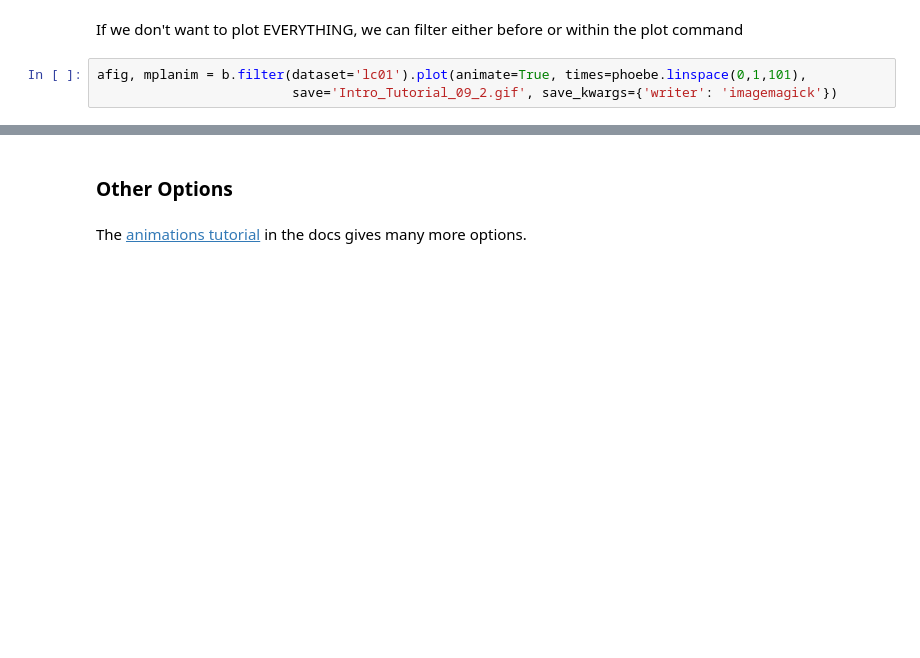
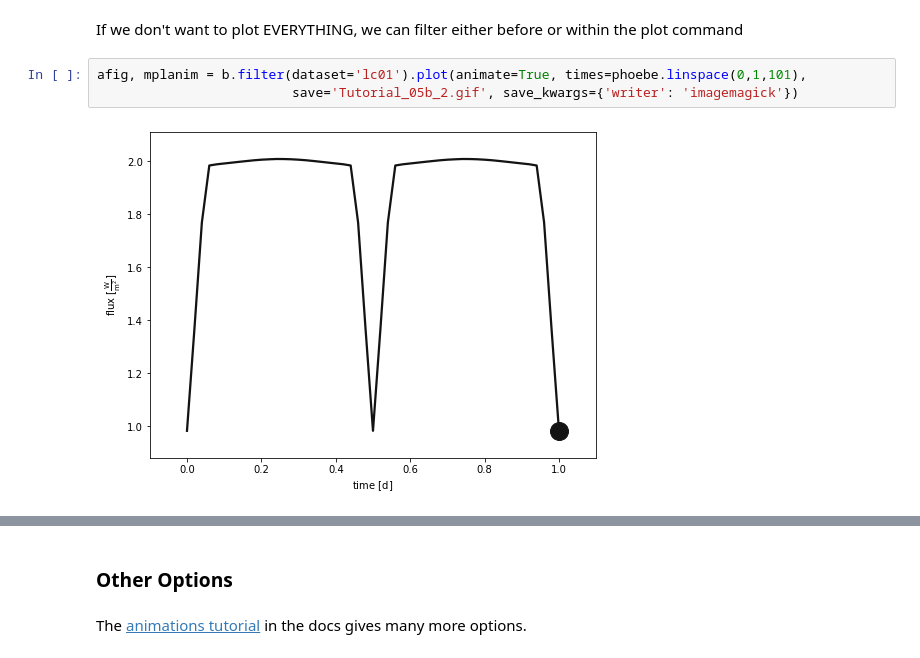
Before and after one commit to phoebe-project/phoebe2-workshop, a Jupyter notebook: Tutorial_05b_animations.ipynb, the cells around one changed output, grey strips where cells are left out. Cells and saved outputs as stored; diff of their text form; blank space fills up the shorter version.

```diff
--- a/Tutorial_05b_animations.ipynb
+++ b/Tutorial_05b_animations.ipynb
@@ -36,5 +44,7 @@ afig, mplanim = b.plot(animate=True, times=phoebe.linspace(0,1,21),
 If we don't want to plot EVERYTHING, we can filter either before or within the plot command
 # %%
 afig, mplanim = b.filter(dataset='lc01').plot(animate=True, times=phoebe.linspace(0,1,101),
-                         save='Intro_Tutorial_09_2.gif', save_kwargs={'writer': 'imagemagick'})
+                         save='Tutorial_05b_2.gif', save_kwargs={'writer': 'imagemagick'})
+# %% [output]
+[figure, added]
 # %% [markdown]
```
Also changed, not shown: parts of 7 cells of this notebook, 3 other files.
